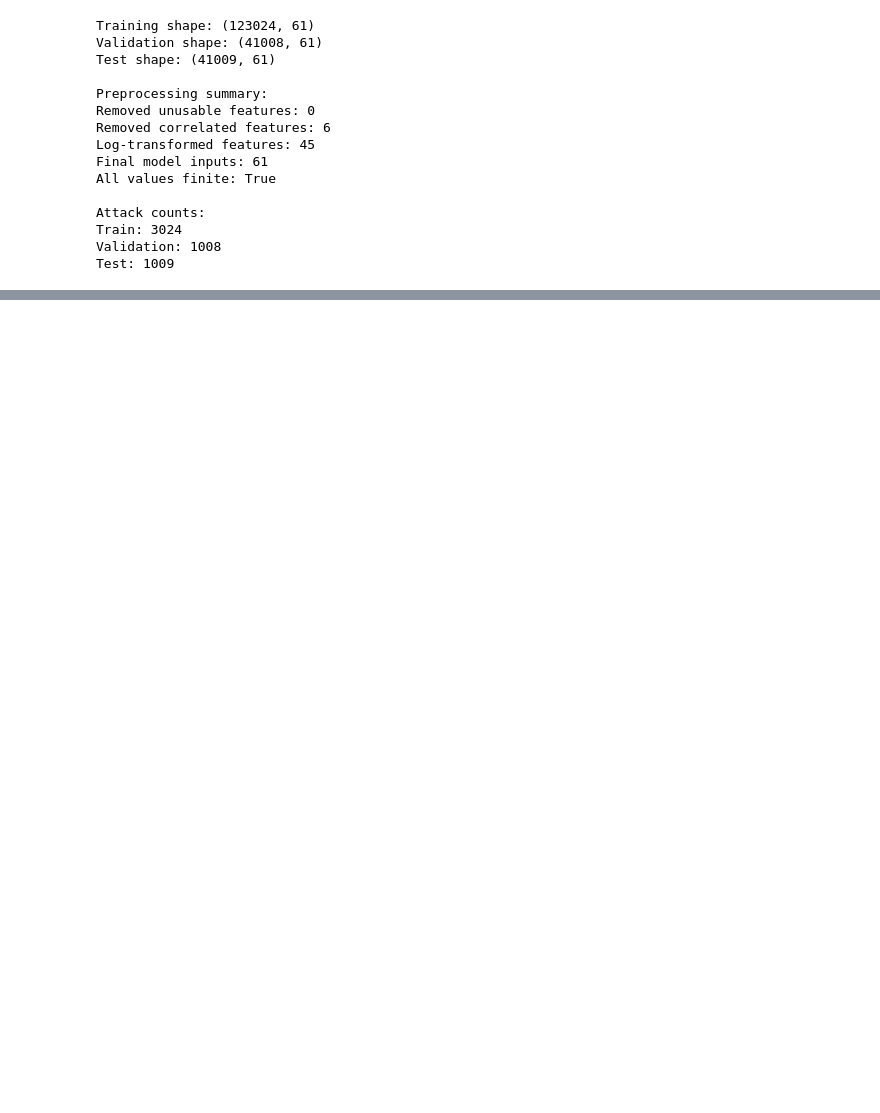
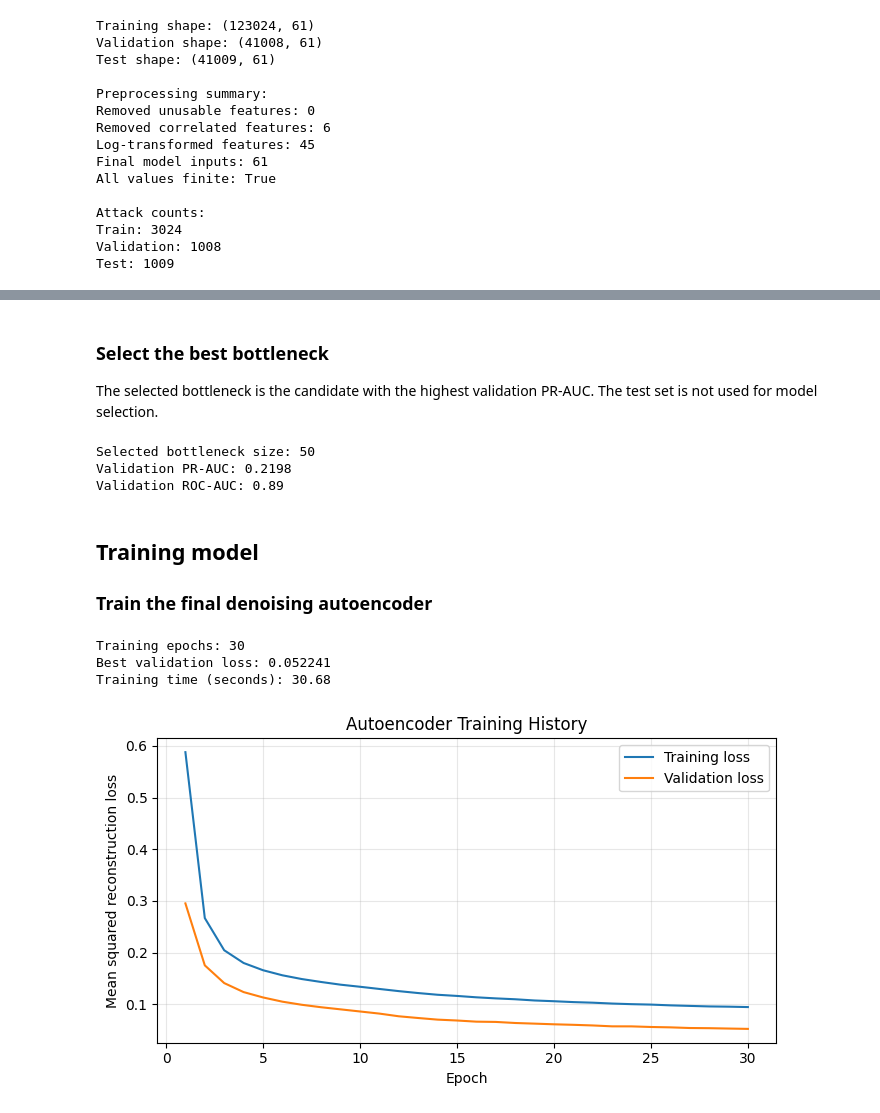
Before and after one commit to yuanmingwang/multi-stage-iot-ids, a Jupyter notebook: notebooks/p2_autoencoders.ipynb, the cells around one changed output, grey strips where cells are left out. Cells and saved outputs as stored; diff of their text form; code cells hidden in the pictures; blank space fills up the shorter version.

Commit message:
update autoencoder. training, tuning

```diff
--- a/notebooks/p2_autoencoders.ipynb
+++ b/notebooks/p2_autoencoders.ipynb
@@ -190,6 +224,10 @@ preprocess = Pipeline([
 X_train = preprocess.fit_transform(X_train_df).astype(np.float32)
 X_val = preprocess.transform(X_val_df).astype(np.float32)
 X_test = preprocess.transform(X_test_df).astype(np.float32)
+
+X_train = np.clip(X_train, -10, 10)
+X_val = np.clip(X_val, -10, 10)
+X_test = np.clip(X_test, -10, 10)
 processed_feature_names = preprocess.named_steps["imputer"].get_feature_names_out(X_train_df.columns)
 
 y_train = y_true[train_idx]
@@ -227,0 +428,43 @@ Test: 1009
+# %% [markdown]
+### Select the best bottleneck
+
+The selected bottleneck is the candidate with the highest validation PR-AUC. The test set is not used for model selection.
+# %%
+best_row = autoencoder_tuning_df.iloc[0]
+BEST_BOTTLENECK = int(best_row["bottleneck_dim"])
+
+print("Selected bottleneck size:", BEST_BOTTLENECK)
+print("Validation PR-AUC:", round(best_row["val_pr_auc"], 4))
+print("Validation ROC-AUC:", round(best_row["val_roc_auc"], 4))
+# %% [output]
+Selected bottleneck size: 50
+Validation PR-AUC: 0.2198
+Validation ROC-AUC: 0.89
+# %% [markdown]
+## Training model
+
+### Train the final denoising autoencoder
+# %%
+start_train = time.time()
+autoencoder, training_history = train_autoencoder(X_train, X_val, BEST_BOTTLENECK, max_epochs=30, patience=5)
+train_time = time.time() - start_train
+
+print("Training epochs:", len(training_history))
+print("Best validation loss:", round(training_history["val_loss"].min(), 6))
+print("Training time (seconds):", round(train_time, 2))
+
+plt.figure(figsize=(7, 4))
+plt.plot(training_history["epoch"], training_history["train_loss"], label="Training loss")
+plt.plot(training_history["epoch"], training_history["val_loss"], label="Validation loss")
+plt.xlabel("Epoch")
+plt.ylabel("Mean squared reconstruction loss")
+plt.title("Autoencoder Training History")
+plt.legend()
+plt.grid(alpha=0.3)
+plt.tight_layout()
+plt.show()
+# %% [output]
+Training epochs: 30
+Best validation loss: 0.052241
+Training time (seconds): 30.68
+[figure, added]
```
Also changed, not shown: parts of 11 cells of this notebook.
